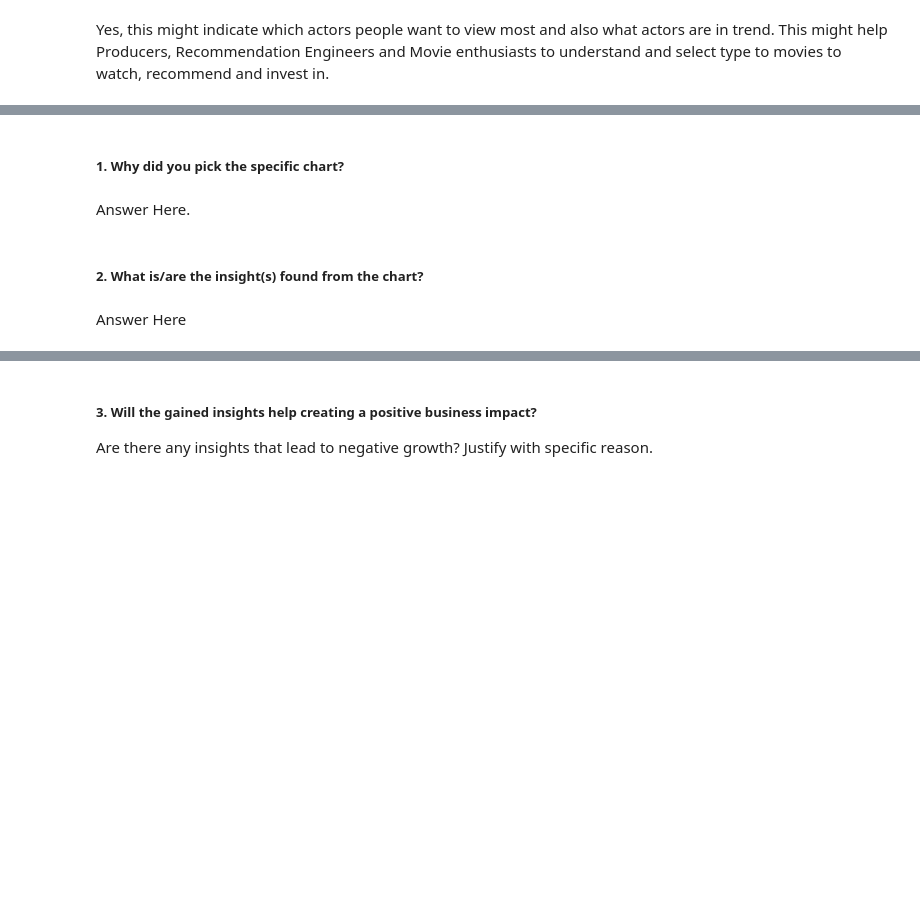
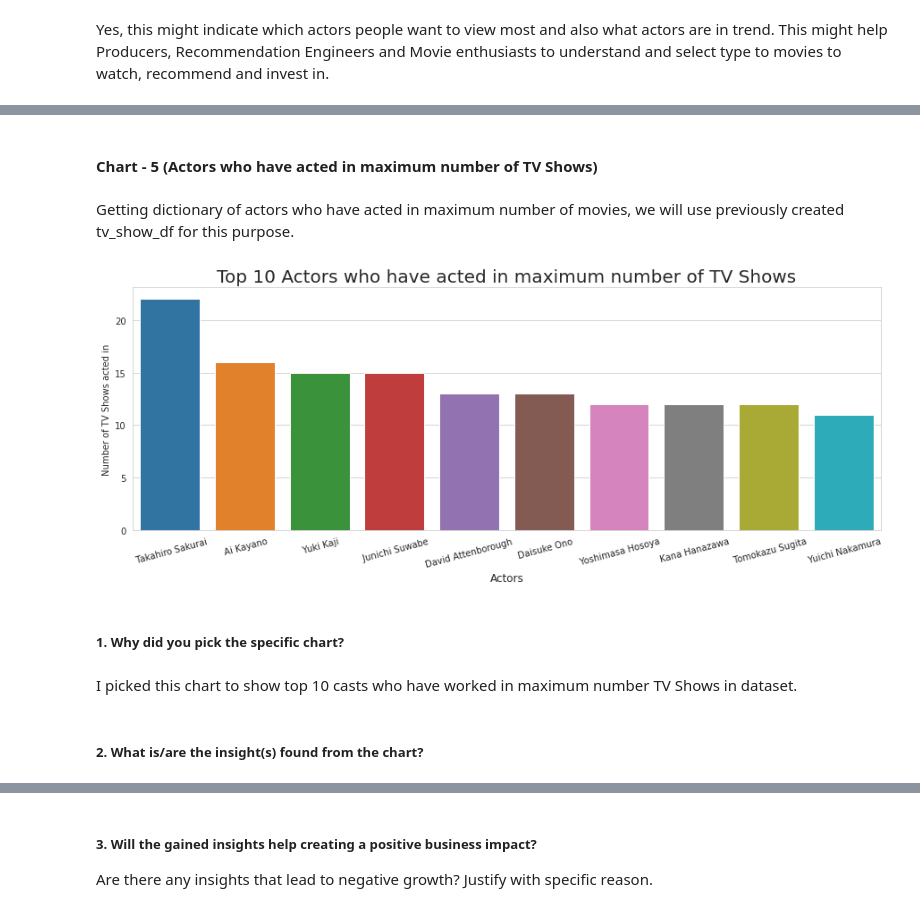
Before and after one commit to santoshmahanti/Netflix-Movies-and-TV-Show-Clustering, a Jupyter notebook: Netflix_Movies_and_TV_Show_clustering.ipynb, the cells around one changed output, grey strips where cells are left out. Drawn from its saved outputs; the diff is of its cells as text; code cells hidden in the pictures; blank space fills up the shorter version.

```diff
--- a/Netflix_Movies_and_TV_Show_clustering.ipynb
+++ b/Netflix_Movies_and_TV_Show_clustering.ipynb
@@ -738,8 +734,35 @@ Yes, this might indicate which actors people want to view most and also what act
+# %% [markdown]
+#### Chart - 5 (**Actors who have acted in maximum number of TV Shows**)
+# %% [markdown]
+Getting dictionary of actors who have acted in maximum number of movies, we will use previously created tv_show_df for this purpose.
+# %%
+top_10_maximum_occuring_tv_actor_dict = top_10_maximum_occuring(tv_show_df[~tv_show_df['cast'].isna()]['cast'])
+# %%
+# creating df out of above
+top_10_maximum_occuring_tv_actor_df = pd.DataFrame(top_10_maximum_occuring_tv_actor_dict)
+
+#renaming columns
+top_10_maximum_occuring_tv_actor_df.rename(columns={0:'actors', 1:'number_of_tv_shows'}, inplace=True)
+# %%
+# Chart - 5 visualization code
+# Chart - 5 visualization code
+# creating barplot
+sns.barplot(data=top_10_maximum_occuring_tv_actor_df, x='actors', y='number_of_tv_shows')
+
+#setting title
+plt.title('Top 10 Actors who have acted in maximum number of TV Shows', fontsize=20)
+plt.xlabel('Actors', fontsize=12)
+plt.ylabel('Number of TV Shows acted in', fontsize=10)
+
+# setting xticklabels to 45
+plt.xticks(rotation=15)
+
+plt.show()
+# %% [output]
+[figure, added]
 # %% [markdown]
 ##### 1. Why did you pick the specific chart?
-# %% [markdown]
-Answer Here.
+# %% [markdown]
+I picked this chart to show top 10 casts who have worked in maximum number TV Shows in dataset.
 # %% [markdown]
 ##### 2. What is/are the insight(s) found from the chart?
-# %% [markdown]
-Answer Here
```
Also changed, not shown: parts of 51 cells of this notebook.
